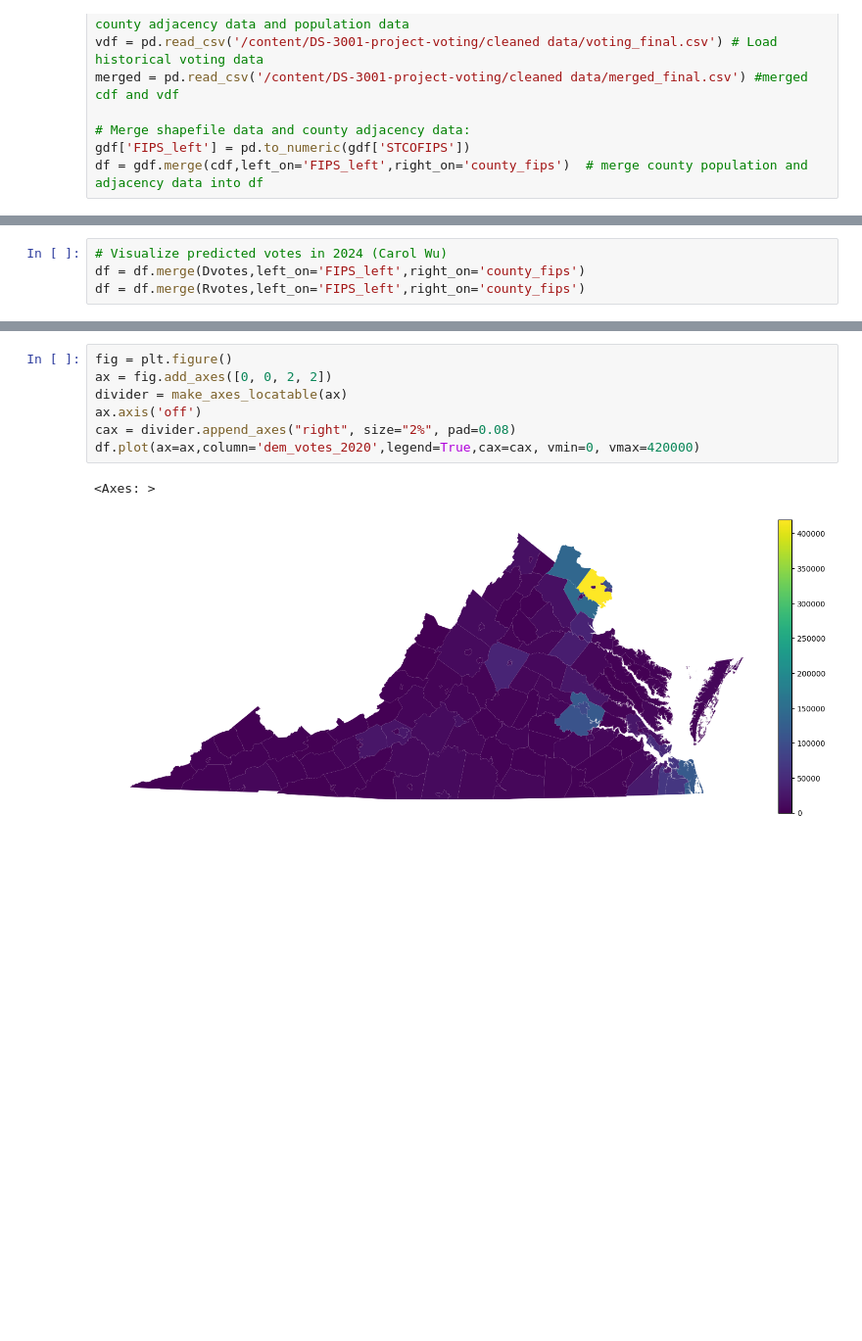
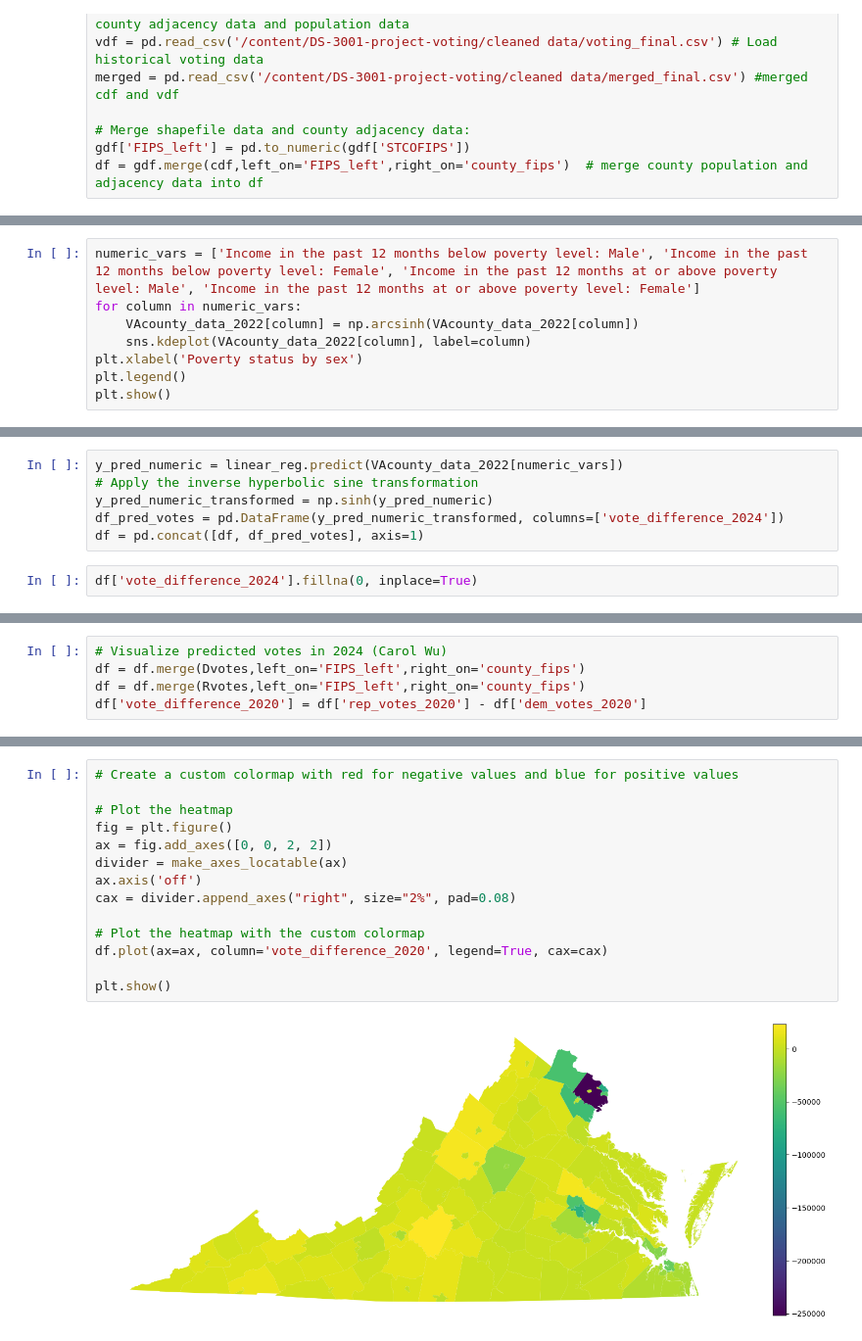
Before and after one commit to ven7sg/DS-3001-project-voting, a Jupyter notebook: Project3_model&VIS.ipynb, the cells around one changed output, grey strips where cells are left out. Shown at 98% size. Cells and saved outputs as stored; diff of their text form; blank space fills up the shorter version.

```diff
--- a/Project3_model&VIS.ipynb
+++ b/Project3_model&VIS.ipynb
@@ -195,0 +282,8 @@ plt.show()
+# %%
+numeric_vars = ['Income in the past 12 months below poverty level: Male', 'Income in the past 12 months below poverty level: Female', 'Income in the past 12 months at or above poverty level: Male', 'Income in the past 12 months at or above poverty level: Female']
+for column in numeric_vars:
+    VAcounty_data_2022[column] = np.arcsinh(VAcounty_data_2022[column])
+    sns.kdeplot(VAcounty_data_2022[column], label=column)
+plt.xlabel('Poverty status by sex')
+plt.legend()
+plt.show()
@@ -251,0 +361,8 @@ Numeric only - Testing RMSE: 11649.134239328654 R-squared: 0.5730196158883043
+# %%
+y_pred_numeric = linear_reg.predict(VAcounty_data_2022[numeric_vars])
+# Apply the inverse hyperbolic sine transformation
+y_pred_numeric_transformed = np.sinh(y_pred_numeric)
+df_pred_votes = pd.DataFrame(y_pred_numeric_transformed, columns=['vote_difference_2024'])
+df = pd.concat([df, df_pred_votes], axis=1)
+# %%
+df['vote_difference_2024'].fillna(0, inplace=True)
@@ -253,3 +372,4 @@ Numeric only - Testing RMSE: 11649.134239328654 R-squared: 0.5730196158883043
 # Visualize predicted votes in 2024 (Carol Wu)
 df = df.merge(Dvotes,left_on='FIPS_left',right_on='county_fips')
 df = df.merge(Rvotes,left_on='FIPS_left',right_on='county_fips')
+df['vote_difference_2020'] = df['rep_votes_2020'] - df['dem_votes_2020']
@@ -265,10 +413,16 @@ df = pd.concat([df, df_pred_votes], axis=1)
 # %%
+# Create a custom colormap with red for negative values and blue for positive values
+
+# Plot the heatmap
 fig = plt.figure()
 ax = fig.add_axes([0, 0, 2, 2])
 divider = make_axes_locatable(ax)
 ax.axis('off')
 cax = divider.append_axes("right", size="2%", pad=0.08)
-df.plot(ax=ax,column='dem_votes_2020',legend=True,cax=cax, vmin=0, vmax=420000)
+
+# Plot the heatmap with the custom colormap
+df.plot(ax=ax, column='vote_difference_2020', legend=True, cax=cax)
+
+plt.show()
 # %% [output]
-<Axes: >
-[figure, old version]
+[figure, new version]
```
Also changed, not shown: parts of 36 cells of this notebook.
